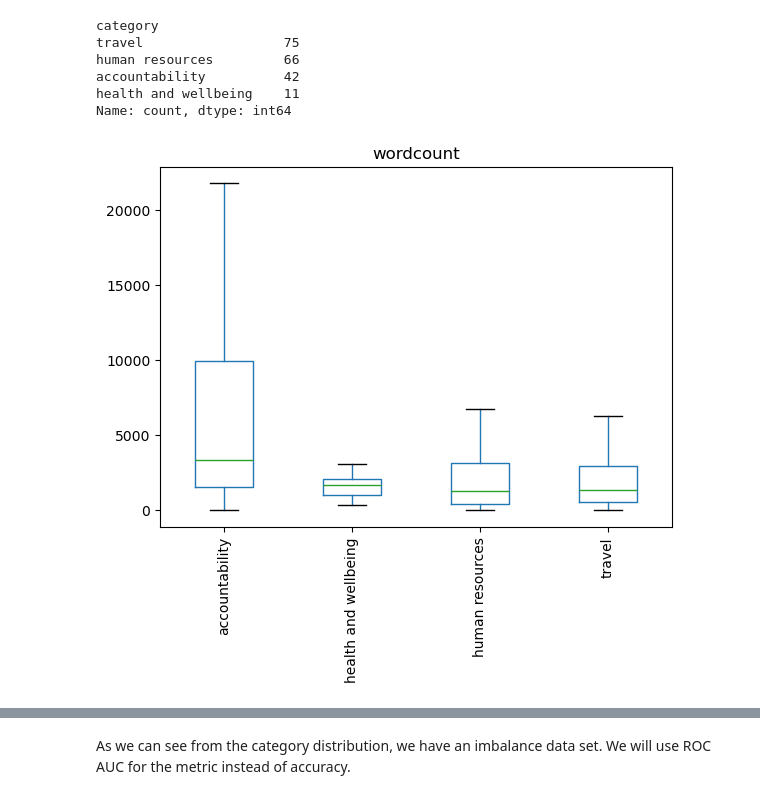
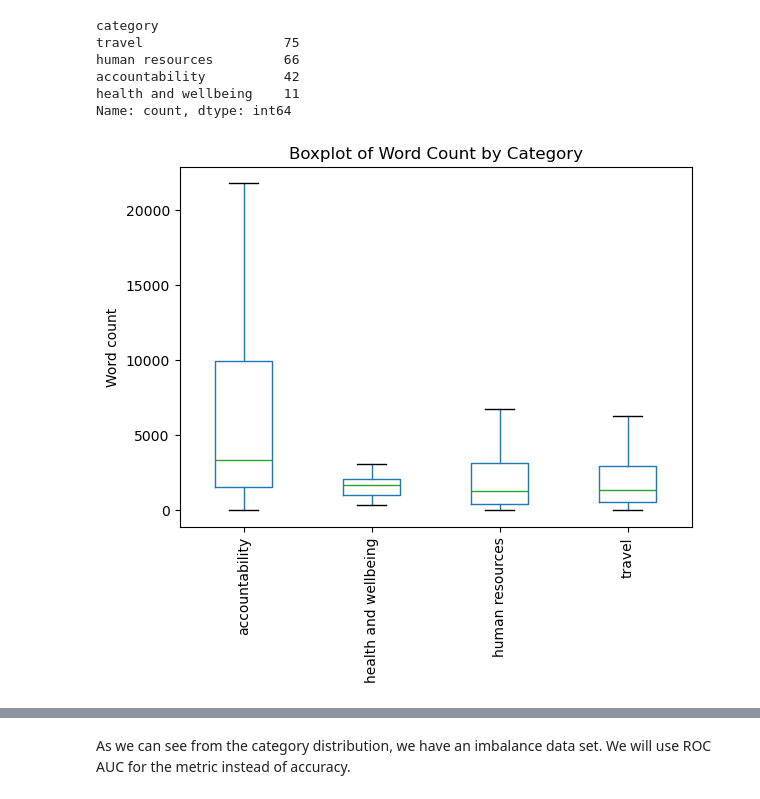
Before and after one commit to cdungca/document-classifier-final, a Jupyter notebook: main.ipynb, the cells around one changed output, grey strips where cells are left out. Drawn from its saved outputs; the diff is of its cells as text; code cells hidden in the pictures.

```diff
--- a/main.ipynb
+++ b/main.ipynb
@@ -74,14 +74,16 @@ Name: count, dtype: int64
 # %%
 # How long are the texts in the dataset?
 Corpus["wordcount"] = Corpus["fulltext"].apply(lambda x: len(str(x).split(" ")))
 # plot wordcount per category
 Corpus.boxplot("wordcount", by="category", grid=False, showfliers=False)
+plt.title("Boxplot of Word Count by Category")
 plt.suptitle("")
 plt.xlabel("")
+plt.ylabel("Word count")
 plt.xticks(rotation=90)
 plt.show()
 # %% [output]
-[figure, old version]
+[figure, new version]
 # %%
 # plot distribution of wordcount
 plt.figure(figsize=(10, 6))
```
Also changed, not shown: parts of 41 cells of this notebook, 14 other files.
